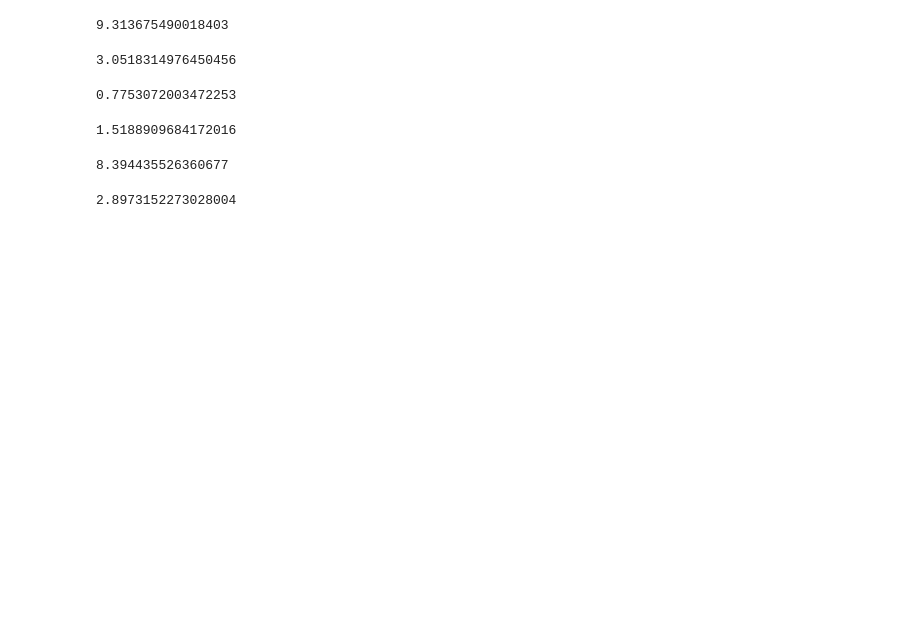
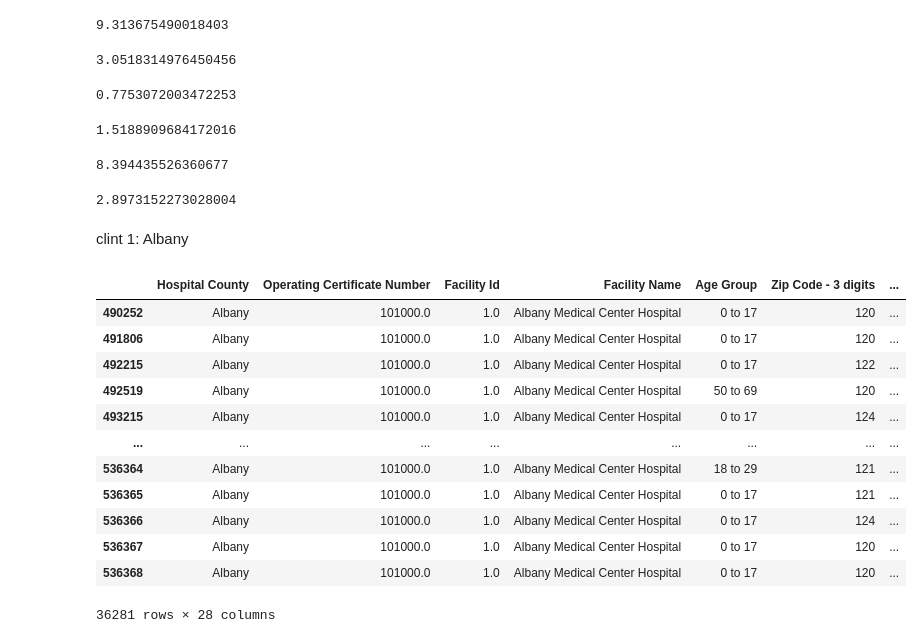
Before and after one commit to MohamedIBnOmar/Hospital-patients-length-of-stay-prediction, a Jupyter notebook: length-of-stay.ipynb, the cells around one changed output. Saved outputs shown, nothing was run; the diff lists cells and outputs as text; code cells hidden in the pictures; blank space fills up the shorter version.

```diff
--- a/length-of-stay.ipynb
+++ b/length-of-stay.ipynb
@@ -1477,3 +1477,23 @@ rmse = np.sqrt(mse)
 rmse
 # %% [output]
 2.8973152273028004
+# %% [markdown]
+clint 1: Albany
+# %%
+Albany_df=df[df["Facility Name"]== 'Albany Medical Center Hospital']
+# %%
+Albany_df
+# %% [output]
+|  | Hospital County | Operating Certificate Number | Facility Id | Facility Name | Age Group | Zip Code - 3 digits | ... |
+| 490252 | Albany | 101000.0 | 1.0 | Albany Medical Center Hospital | 0 to 17 | 120 | ... |
+| 491806 | Albany | 101000.0 | 1.0 | Albany Medical Center Hospital | 0 to 17 | 120 | ... |
+| 492215 | Albany | 101000.0 | 1.0 | Albany Medical Center Hospital | 0 to 17 | 122 | ... |
+| 492519 | Albany | 101000.0 | 1.0 | Albany Medical Center Hospital | 50 to 69 | 120 | ... |
+| 493215 | Albany | 101000.0 | 1.0 | Albany Medical Center Hospital | 0 to 17 | 124 | ... |
+| ... | ... | ... | ... | ... | ... | ... | ... |
+| 536364 | Albany | 101000.0 | 1.0 | Albany Medical Center Hospital | 18 to 29 | 121 | ... |
+| 536365 | Albany | 101000.0 | 1.0 | Albany Medical Center Hospital | 0 to 17 | 121 | ... |
+| 536366 | Albany | 101000.0 | 1.0 | Albany Medical Center Hospital | 0 to 17 | 124 | ... |
+| 536367 | Albany | 101000.0 | 1.0 | Albany Medical Center Hospital | 0 to 17 | 120 | ... |
+| 536368 | Albany | 101000.0 | 1.0 | Albany Medical Center Hospital | 0 to 17 | 120 | ... |
+36281 rows × 28 columns
```
Also changed, not shown: parts of 24 cells of this notebook.
